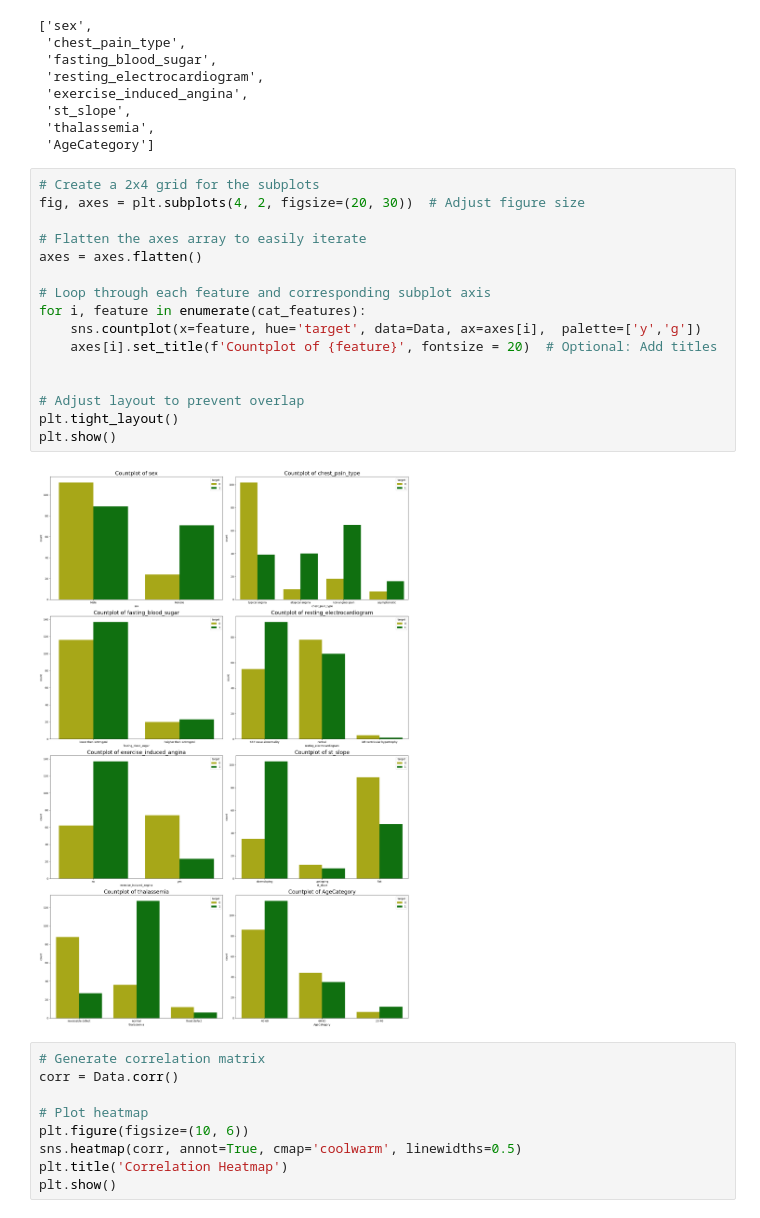
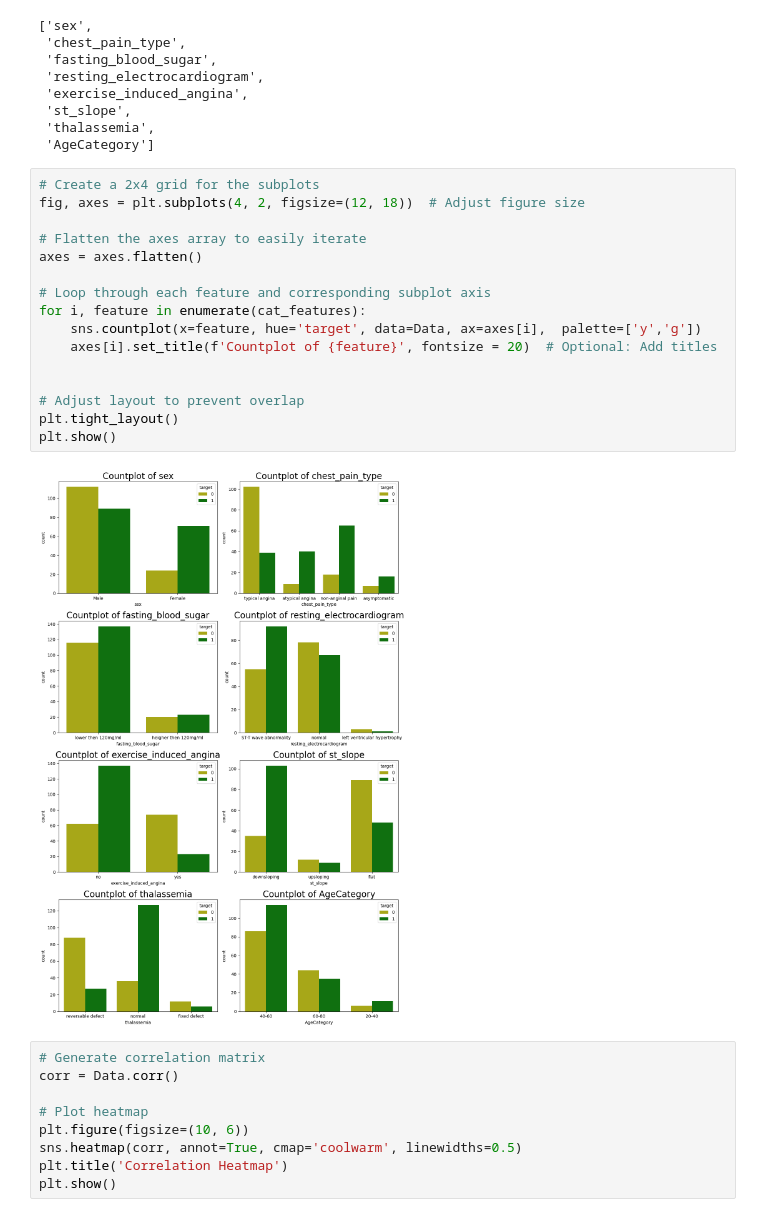
Before and after one commit to UsmanAhamed12/Data-Analyst-Intern-Project, a Jupyter notebook: HEART DISEASE PROJECT/Notebooks/_EDA_.ipynb, the cells around one changed output. Saved outputs shown, nothing was run; the diff lists cells and outputs as text.

```diff
--- a/HEART DISEASE PROJECT/Notebooks/_EDA_.ipynb
+++ b/HEART DISEASE PROJECT/Notebooks/_EDA_.ipynb
@@ -87,22 +87,22 @@ cat_features
  'AgeCategory']
 # %%
 # Create a 2x4 grid for the subplots
-fig, axes = plt.subplots(4, 2, figsize=(20, 30))  # Adjust figure size
+fig, axes = plt.subplots(4, 2, figsize=(12, 18))  # Adjust figure size
 
 # Flatten the axes array to easily iterate
 axes = axes.flatten()
 
 # Loop through each feature and corresponding subplot axis
 for i, feature in enumerate(cat_features):
     sns.countplot(x=feature, hue='target', data=Data, ax=axes[i],  palette=['y','g'])
     axes[i].set_title(f'Countplot of {feature}', fontsize = 20)  # Optional: Add titles
 
 
 # Adjust layout to prevent overlap
 plt.tight_layout()
 plt.show()
 # %% [output]
-[figure, old version]
+[figure, new version]
 # %%
 # Generate correlation matrix
 corr = Data.corr()
```
Also changed, not shown: 2 other files.
